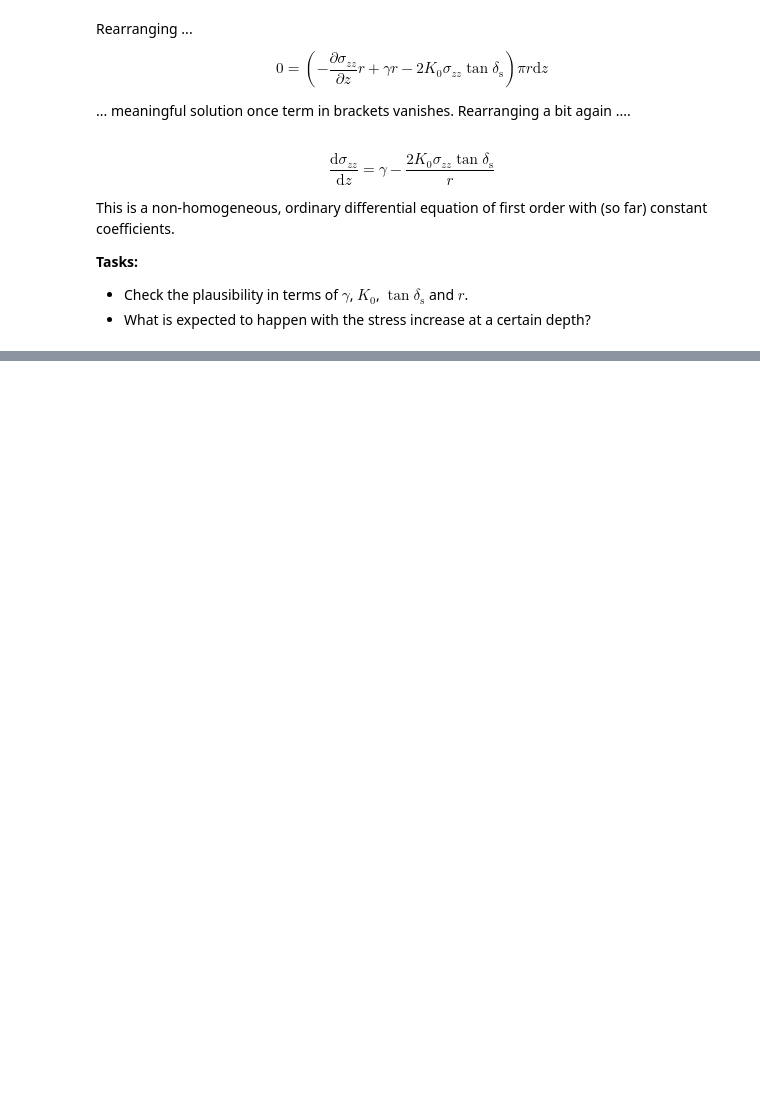
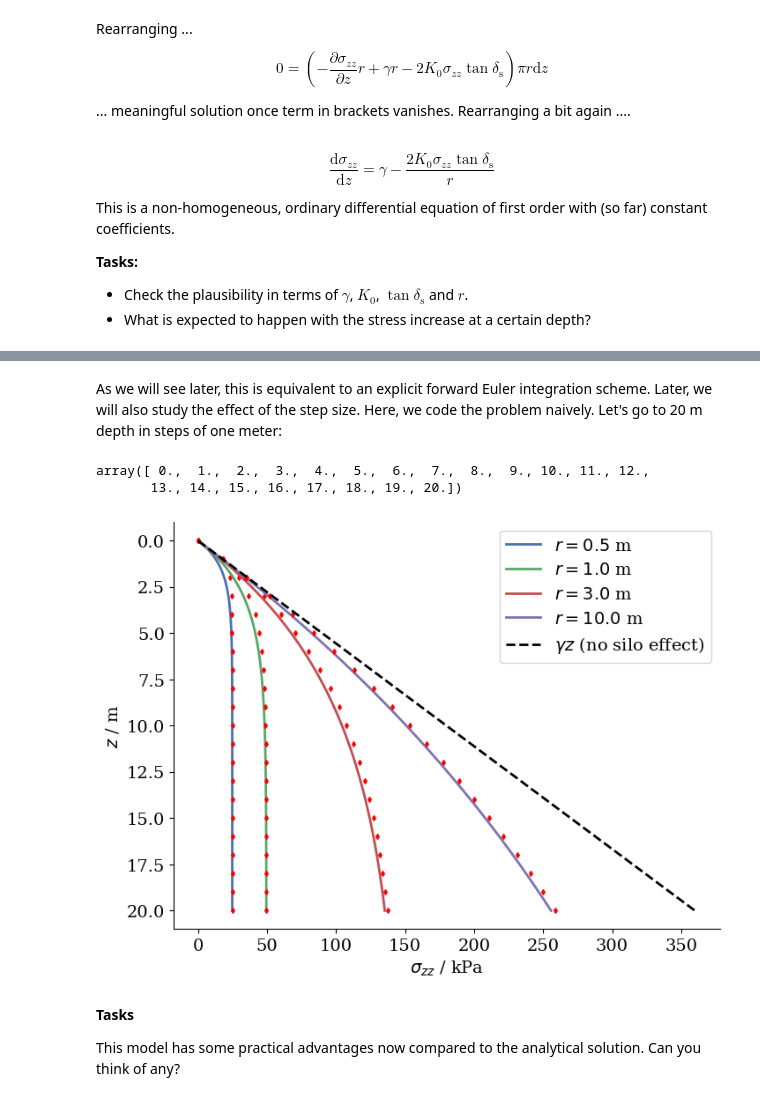
Before and after one commit to nagelt/Numerical_Methods_Introduction, a Jupyter notebook: 00_ODEs.ipynb, the cells around one changed output, grey strips where cells are left out. Cells and saved outputs as stored; diff of their text form; code cells hidden in the pictures; blank space fills up the shorter version.

Commit message:
[WIP] Naive ODE intro.

```diff
--- a/00_ODEs.ipynb
+++ b/00_ODEs.ipynb
@@ -97,0 +164,2 @@ This is a non-homogeneous, ordinary differential equation of first order with (s
+# %%
+dsig_dz = lambda r, K0, mu, gamma, sig_zz: gamma - (2*K0*mu*sig_zz) / r
@@ -97,0 +187,30 @@ This is a non-homogeneous, ordinary differential equation of first order with (s
+# %% [markdown]
+As we will see later, this is equivalent to an explicit forward Euler integration scheme. Later, we will also study the effect of the step size. Here, we code the problem naively. Let's go to 20 m depth in steps of one meter:
+# %%
+z_steps = np.linspace(0,20,21)
+z_steps
+# %% [output]
+array([ 0.,  1.,  2.,  3.,  4.,  5.,  6.,  7.,  8.,  9., 10., 11., 12.,
+       13., 14., 15., 16., 17., 18., 19., 20.])
+# %%
+def integrate_stress(z_steps,r,K0=1-np.sin(np.deg2rad(30)),tds = np.tan(2/3*np.deg2rad(30)), gamma = 18):
+    sig_steps = np.copy(z_steps)*0
+    for i in range(len(sig_steps)-1):
+        sig_steps[i+1] = sig_steps[i] + dsig_dz(r,K0,tds,gamma,sig_steps[i])*(z_steps[i+1]-z_steps[i])
+    return sig_steps
+# %%
+fig, ax = plt.subplots()
+for r in [0.5,1,3,10]:
+    ax.plot(sigma(r,K0,tan_ds,gamma,z),z,label='$r = %.1f$ m' %r)
+    ax.plot(integrate_stress(z_steps,r,K0,tan_ds,gamma),z_steps,ls='',marker='d',color='red',markersize=3)
+ax.plot(gamma*z,z,ls='--',color='black',label='$\gamma z$ (no silo effect)')
+ax.set_xlabel('$\sigma_{zz}$ / kPa')
+ax.invert_yaxis()
+ax.set_ylabel('$z$ / m')
+ax.legend();
+# %% [output]
+[figure, added]
+# %% [markdown]
+**Tasks**
+
+This model has some practical advantages now compared to the analytical solution. Can you think of any?
```
Also changed, not shown: parts of 9 cells of this notebook.
